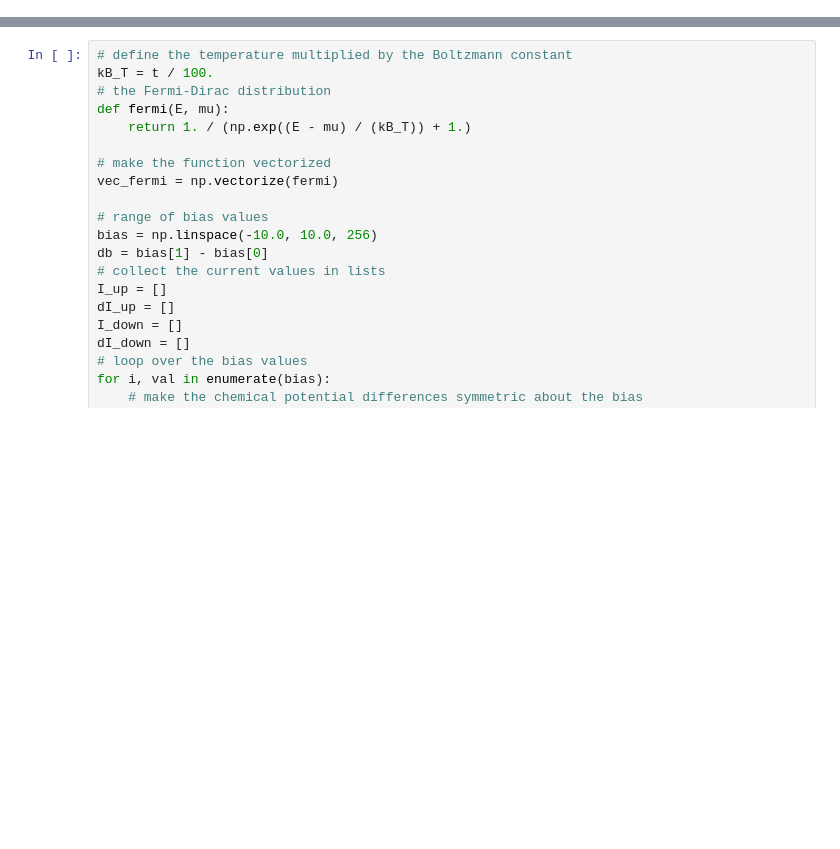
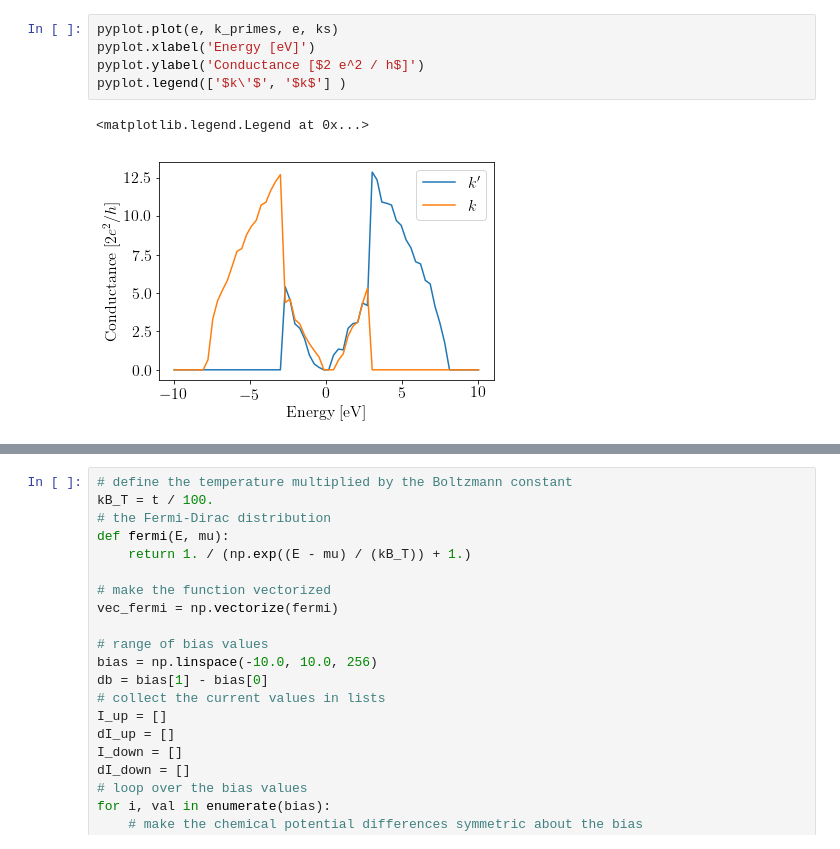
Before and after one commit to CLEANit/QuantumTransduction, a Jupyter notebook: examples/pnJunction/pn_junction.ipynb, the cells around one changed output, grey strips where cells are left out. Saved outputs shown, nothing was run; the diff lists cells and outputs as text; blank space fills up the shorter version.

```diff
--- a/examples/pnJunction/pn_junction.ipynb
+++ b/examples/pnJunction/pn_junction.ipynb
@@ -281,3 +318,11 @@ e_down, dos_down = DOS(syst_down)
+# %%
+pyplot.plot(e, k_primes, e, ks)
+pyplot.xlabel('Energy [eV]')
+pyplot.ylabel('Conductance [$2 e^2 / h$]')
+pyplot.legend(['$k\'$', '$k$'] )
+# %% [output]
+<matplotlib.legend.Legend at 0x...>
+[figure, added]
 # %%
 # plot the bandstructure, conductances, and DOS
 fig, axes = pyplot.subplots(1,3, figsize=(15,5), sharey='row')
```
Also changed, not shown: parts of 5 cells of this notebook, 3 other files.
